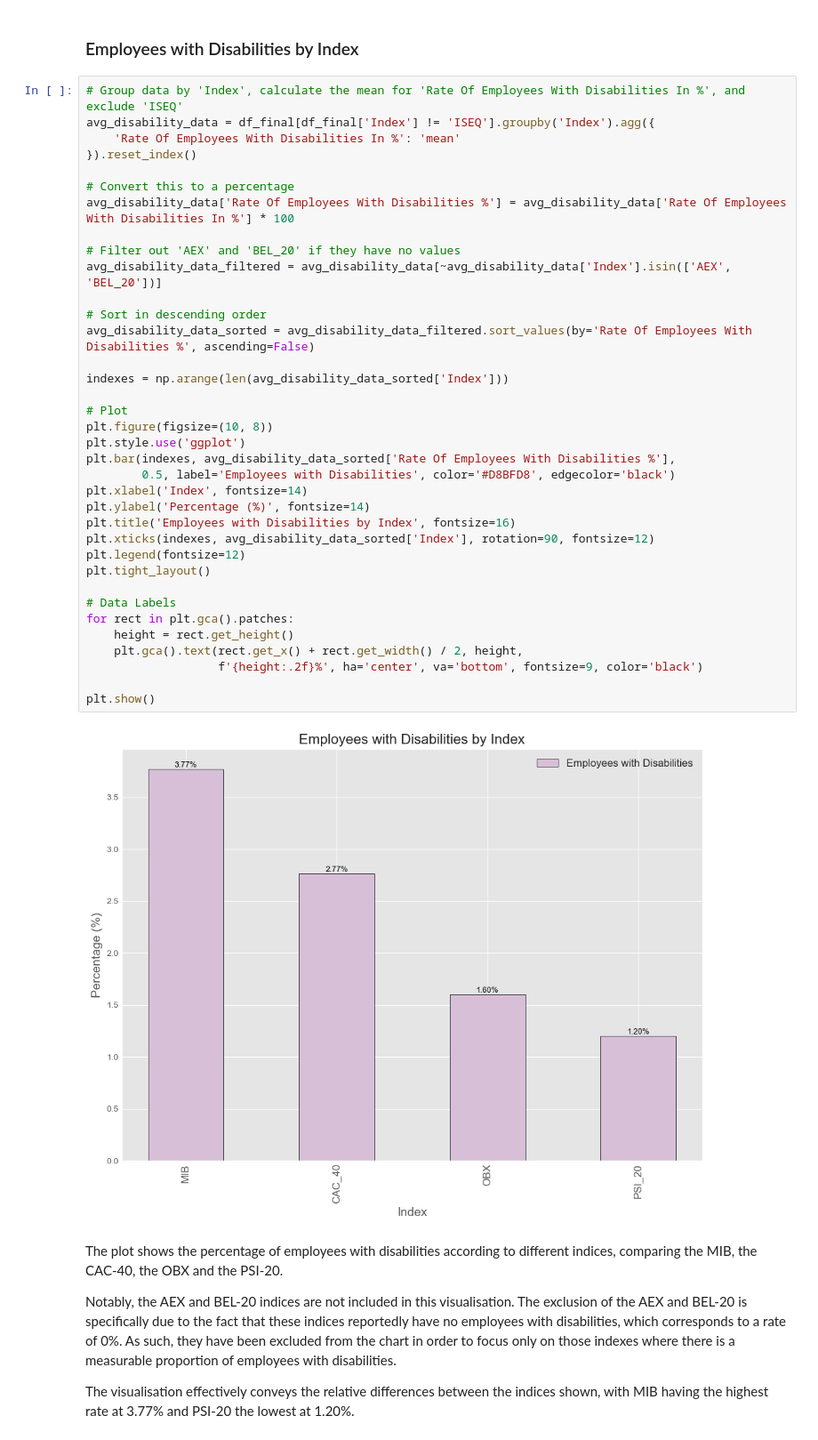
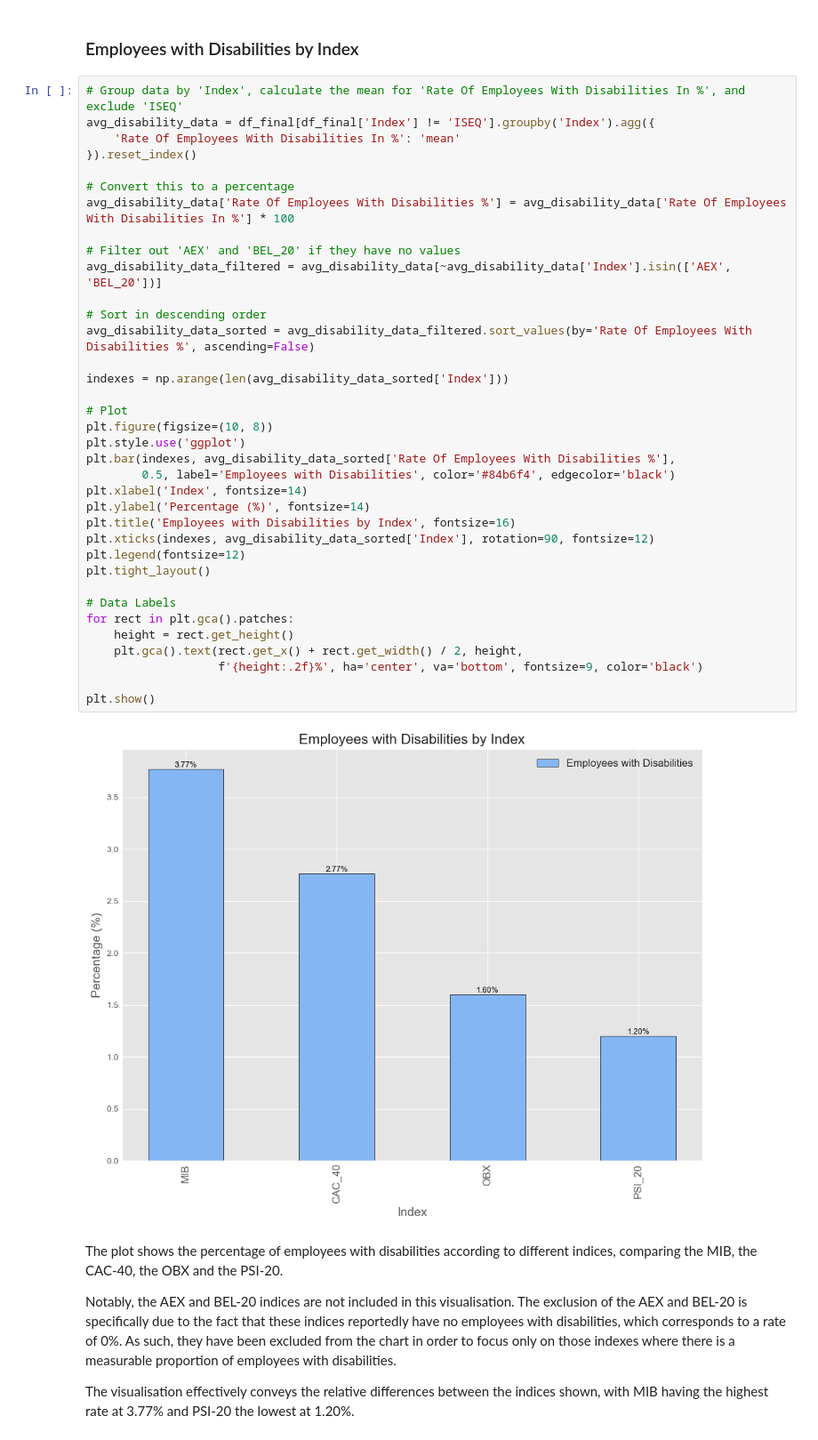
Before and after one commit to rodrigonalo/hslu-cip, a Jupyter notebook: scripts/Group_8_Delivery.ipynb, the cells around one changed output. Shown at 89% size. Saved outputs shown, nothing was run; the diff lists cells and outputs as text.

```diff
--- a/scripts/Group_8_Delivery.ipynb
+++ b/scripts/Group_8_Delivery.ipynb
@@ -248,35 +312,35 @@ avg_disability_data = df_final[df_final['Index'] != 'ISEQ'].groupby('Index').agg
 # Convert this to a percentage
 avg_disability_data['Rate Of Employees With Disabilities %'] = avg_disability_data['Rate Of Employees With Disabilities In %'] * 100
 
 # Filter out 'AEX' and 'BEL_20' if they have no values
 avg_disability_data_filtered = avg_disability_data[~avg_disability_data['Index'].isin(['AEX', 'BEL_20'])]
 
 # Sort in descending order
 avg_disability_data_sorted = avg_disability_data_filtered.sort_values(by='Rate Of Employees With Disabilities %', ascending=False)
 
 indexes = np.arange(len(avg_disability_data_sorted['Index']))
 
 # Plot
 plt.figure(figsize=(10, 8))
 plt.style.use('ggplot')
 plt.bar(indexes, avg_disability_data_sorted['Rate Of Employees With Disabilities %'],
-        0.5, label='Employees with Disabilities', color='#D8BFD8', edgecolor='black')
+        0.5, label='Employees with Disabilities', color='#84b6f4', edgecolor='black')
 plt.xlabel('Index', fontsize=14)
 plt.ylabel('Percentage (%)', fontsize=14)
 plt.title('Employees with Disabilities by Index', fontsize=16)
 plt.xticks(indexes, avg_disability_data_sorted['Index'], rotation=90, fontsize=12)
 plt.legend(fontsize=12)
 plt.tight_layout()
 
 # Data Labels
 for rect in plt.gca().patches:
     height = rect.get_height()
     plt.gca().text(rect.get_x() + rect.get_width() / 2, height,
                    f'{height:.2f}%', ha='center', va='bottom', fontsize=9, color='black')
 
 plt.show()
 # %% [output]
-[figure, old version]
+[figure, new version]
 # %% [markdown]
 The plot shows the percentage of employees with disabilities according to different indices, comparing the MIB, the CAC-40, the OBX and the PSI-20.
 
```
Also changed, not shown: parts of 13 cells of this notebook.
